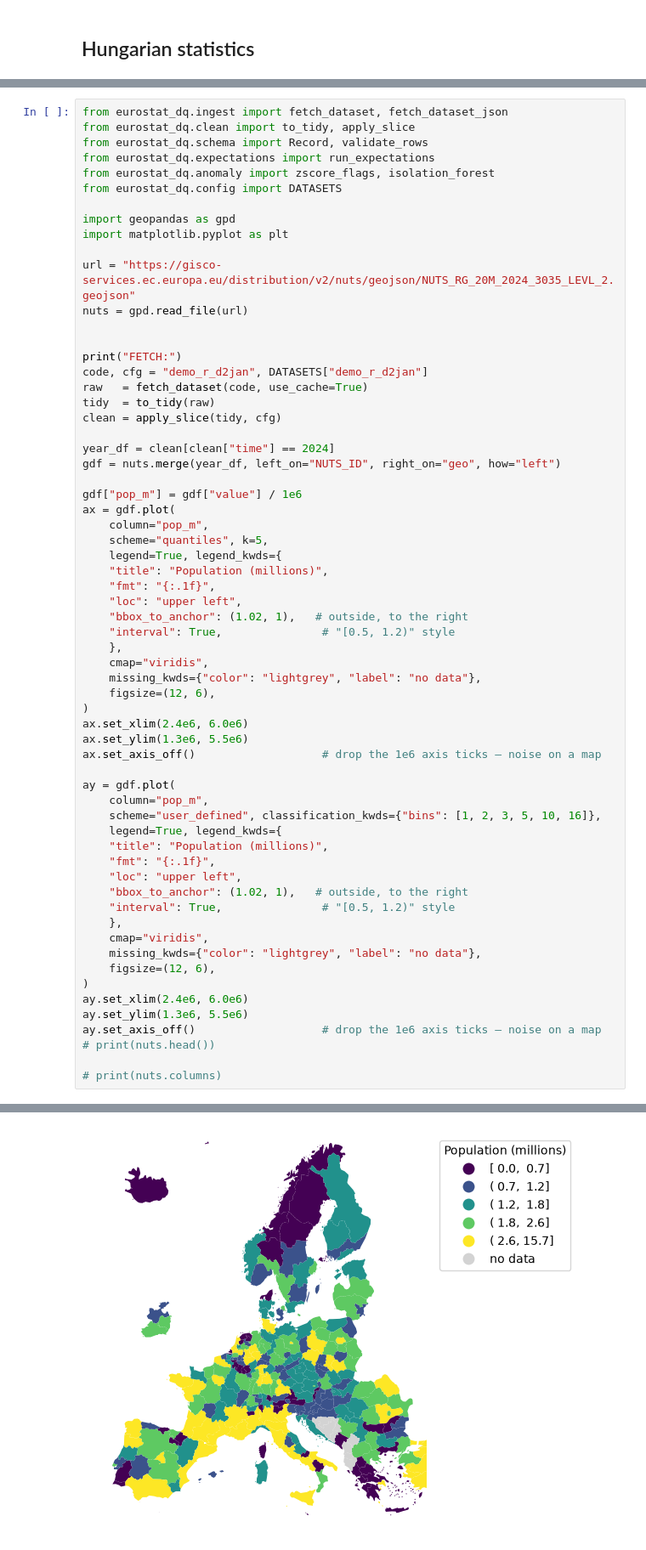
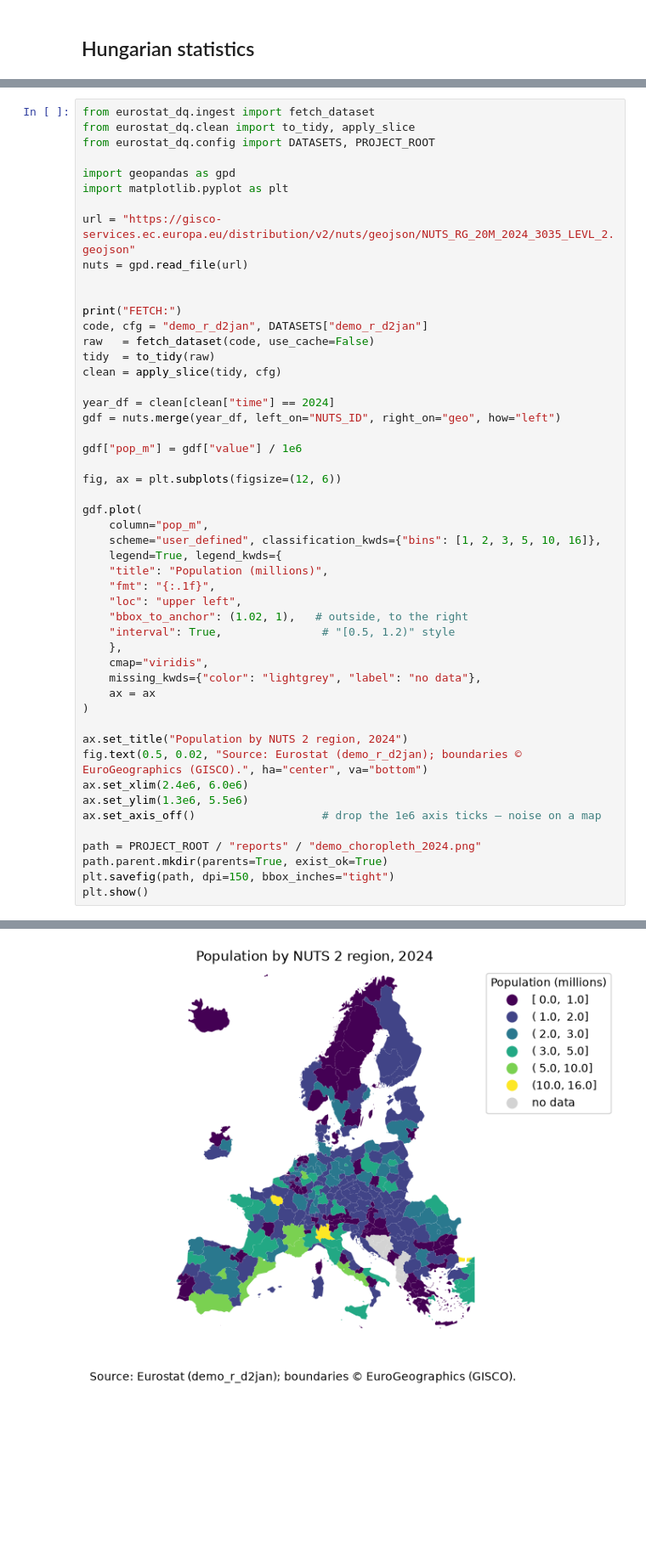
Before and after one commit to RichardPalotai/eurostat-dq, a Jupyter notebook: notebooks/01_eda.ipynb, the cells around one changed output, grey strips where cells are left out. Shown at 85% size. Drawn from its saved outputs; the diff is of its cells as text; blank space fills up the shorter version.

```diff
--- a/notebooks/01_eda.ipynb
+++ b/notebooks/01_eda.ipynb
@@ -427,10 +427,7 @@ plt.show()
 # %%
-from eurostat_dq.ingest import fetch_dataset, fetch_dataset_json
+from eurostat_dq.ingest import fetch_dataset
 from eurostat_dq.clean import to_tidy, apply_slice
-from eurostat_dq.schema import Record, validate_rows
-from eurostat_dq.expectations import run_expectations
-from eurostat_dq.anomaly import zscore_flags, isolation_forest
-from eurostat_dq.config import DATASETS
+from eurostat_dq.config import DATASETS, PROJECT_ROOT
 
 import geopandas as gpd
 import matplotlib.pyplot as plt
@@ -441,7 +438,7 @@ nuts = gpd.read_file(url)
 
 print("FETCH:")
 code, cfg = "demo_r_d2jan", DATASETS["demo_r_d2jan"]
-raw   = fetch_dataset(code, use_cache=True)
+raw   = fetch_dataset(code, use_cache=False)
 tidy  = to_tidy(raw)
 clean = apply_slice(tidy, cfg)
 
@@ -449,25 +446,10 @@ year_df = clean[clean["time"] == 2024]
 gdf = nuts.merge(year_df, left_on="NUTS_ID", right_on="geo", how="left")
 
 gdf["pop_m"] = gdf["value"] / 1e6
-ax = gdf.plot(
-    column="pop_m",
-    scheme="quantiles", k=5,
-    legend=True, legend_kwds={
-    "title": "Population (millions)",
-    "fmt": "{:.1f}",
-    "loc": "upper left",
-    "bbox_to_anchor": (1.02, 1),   # outside, to the right
-    "interval": True,               # "[0.5, 1.2)" style
-    },
-    cmap="viridis",
-    missing_kwds={"color": "lightgrey", "label": "no data"},
-    figsize=(12, 6),
-)
-ax.set_xlim(2.4e6, 6.0e6)
-ax.set_ylim(1.3e6, 5.5e6)
-ax.set_axis_off()                   # drop the 1e6 axis ticks — noise on a map
 
-ay = gdf.plot(
+fig, ax = plt.subplots(figsize=(12, 6))
+
+gdf.plot(
     column="pop_m",
     scheme="user_defined", classification_kwds={"bins": [1, 2, 3, 5, 10, 16]},
     legend=True, legend_kwds={
@@ -479,13 +461,18 @@ ay = gdf.plot(
     },
     cmap="viridis",
     missing_kwds={"color": "lightgrey", "label": "no data"},
-    figsize=(12, 6),
+    ax = ax
 )
-ay.set_xlim(2.4e6, 6.0e6)
-ay.set_ylim(1.3e6, 5.5e6)
-ay.set_axis_off()                   # drop the 1e6 axis ticks — noise on a map
-# print(nuts.head())
 
-# print(nuts.columns)
+ax.set_title("Population by NUTS 2 region, 2024")
+fig.text(0.5, 0.02, "Source: Eurostat (demo_r_d2jan); boundaries © EuroGeographics (GISCO).", ha="center", va="bottom")
+ax.set_xlim(2.4e6, 6.0e6)
+ax.set_ylim(1.3e6, 5.5e6)
+ax.set_axis_off()                   # drop the 1e6 axis ticks — noise on a map
+
+path = PROJECT_ROOT / "reports" / "demo_choropleth_2024.png"
+path.parent.mkdir(parents=True, exist_ok=True)
+plt.savefig(path, dpi=150, bbox_inches="tight")
+plt.show()
 # %% [output]
 FETCH:
@@ -493 +481 @@ DataFrame found in cache
-[figure, old version]
+[figure, new version]
```
Also changed, not shown: parts of 4 cells of this notebook, 2 other files.
